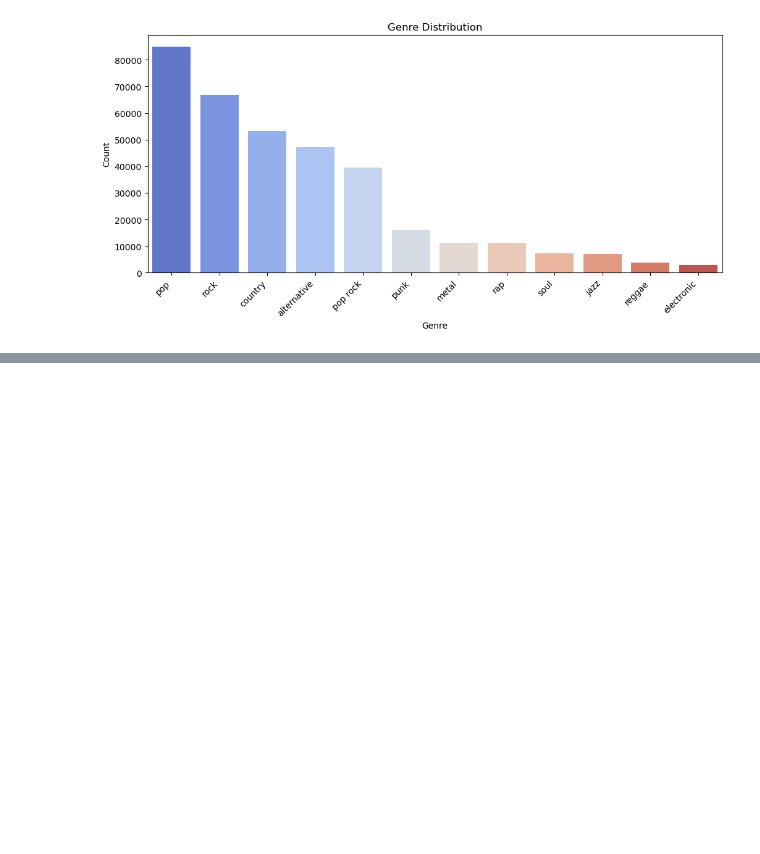
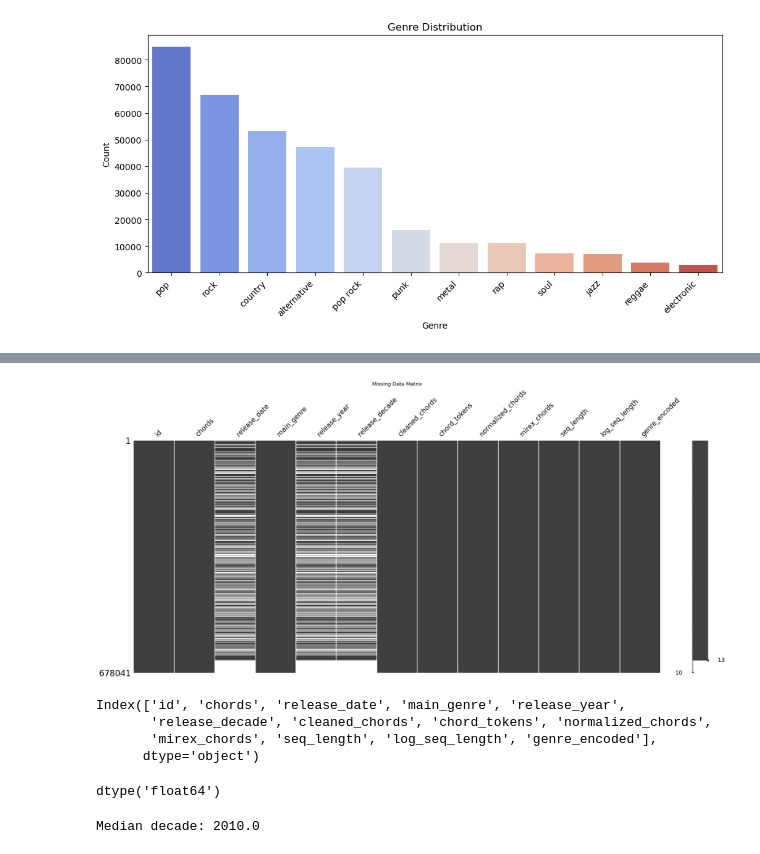
Before and after one commit to AtharvaBhalilkar/chord-gen-ai, a Jupyter notebook: notebooks/data_preprocessing.ipynb, the cells around one changed output, grey strips where cells are left out. Drawn from its saved outputs; the diff is of its cells as text; code cells hidden in the pictures; blank space fills up the shorter version.

```diff
--- a/notebooks/data_preprocessing.ipynb
+++ b/notebooks/data_preprocessing.ipynb
@@ -427,0 +504,22 @@ plt.show()
+# %%
+mno.matrix(df)
+plt.title("Missing Data Matrix")
+plt.show()
+# %% [output]
+[figure, added]
+# %%
+df.columns
+# %% [output]
+Index(['id', 'chords', 'release_date', 'main_genre', 'release_year',
+       'release_decade', 'cleaned_chords', 'chord_tokens', 'normalized_chords',
+       'mirex_chords', 'seq_length', 'log_seq_length', 'genre_encoded'],
+      dtype='object')
+# %%
+df['release_decade'].dtype
+# %% [output]
+dtype('float64')
+# %%
+median_decade = df['release_decade'].median()
+print(f'Median decade: {median_decade}')
+# %% [output]
+Median decade: 2010.0
```
Also changed, not shown: parts of 18 cells of this notebook.
